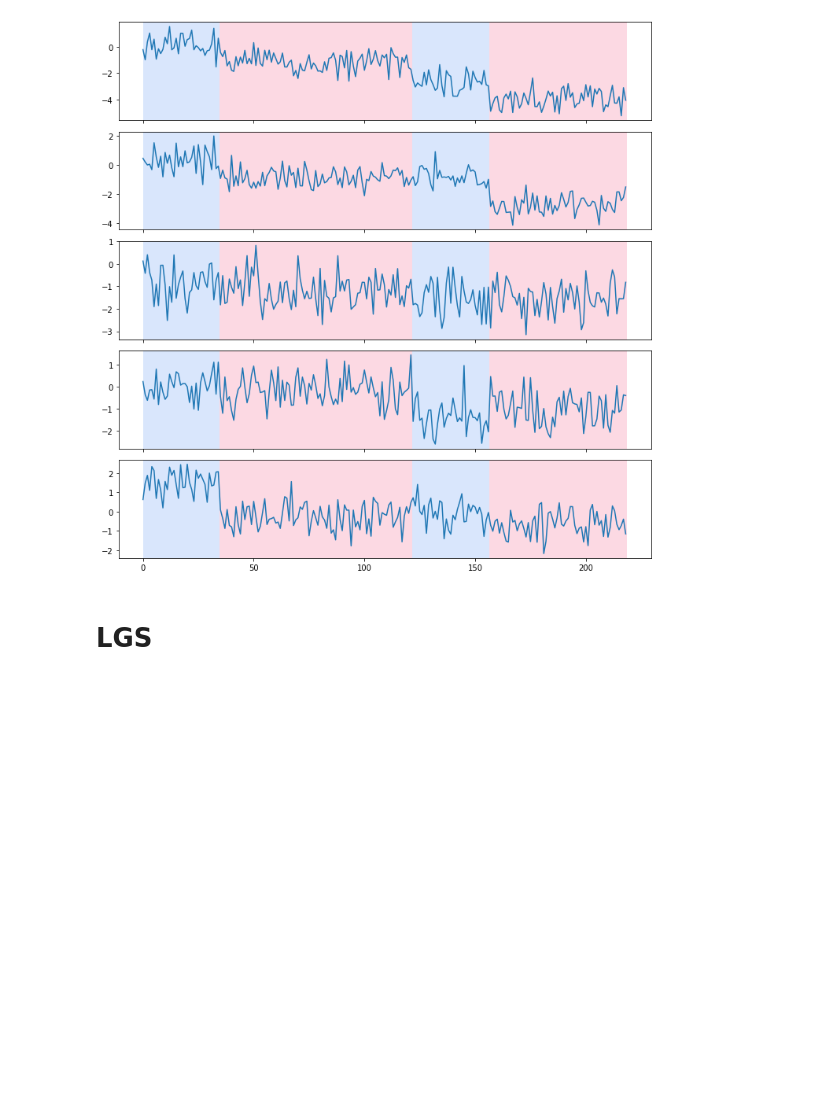
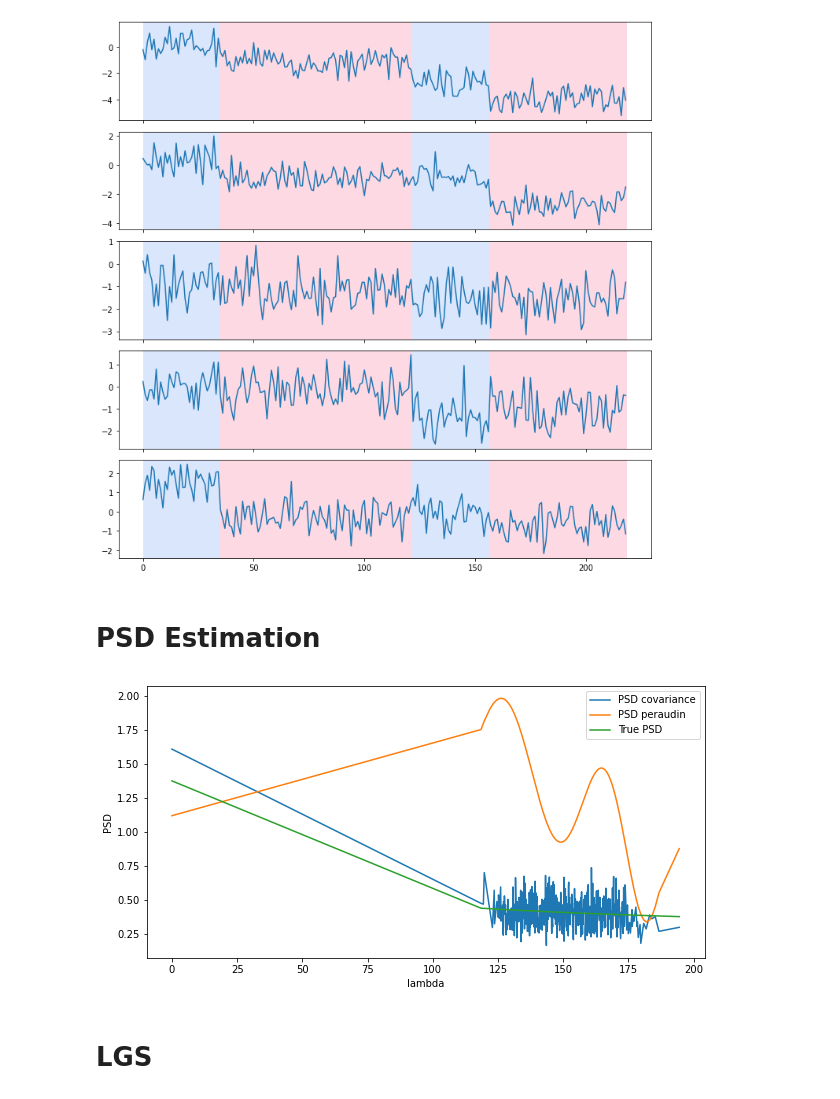
Before and after one commit to tanguy-magne/mva-ts-project, a Jupyter notebook: project_notebook.ipynb, the cells around one changed output. Cells and saved outputs as stored; diff of their text form; code cells hidden in the pictures; blank space fills up the shorter version.

Commit message:
add PSD estimation and beginning od kernel method

```diff
--- a/project_notebook.ipynb
+++ b/project_notebook.ipynb
@@ -91,3 +91,5 @@ plt.show()
 # %% [output]
 4 changes points
 [figure]
+# %% [markdown]
+# PSD Estimation
@@ -94,3 +163,19 @@ plt.show()
+# %%
+# Compare True PSD and approximation
+w = 30
+psd_covariance = estimate_PSD_cov(signal[:,:w], G)
+psd_perraudin = estimate_PSD_perraudin(signal[:,:w], G)
+
+fig = plt.figure(figsize=(10, 5))
+plt.plot(G.e, psd_covariance, label="PSD covariance")
+plt.plot(G.e, psd_perraudin, label="PSD peraudin")
+plt.plot(G.e, PSD, label="True PSD")
+plt.xlabel("lambda")
+plt.ylabel("PSD")
+plt.legend()
+plt.show()
+# %% [output]
+[figure, added]
 # %% [markdown]
 # LGS
 # %%
```
Also changed, not shown: parts of 12 cells of this notebook.
